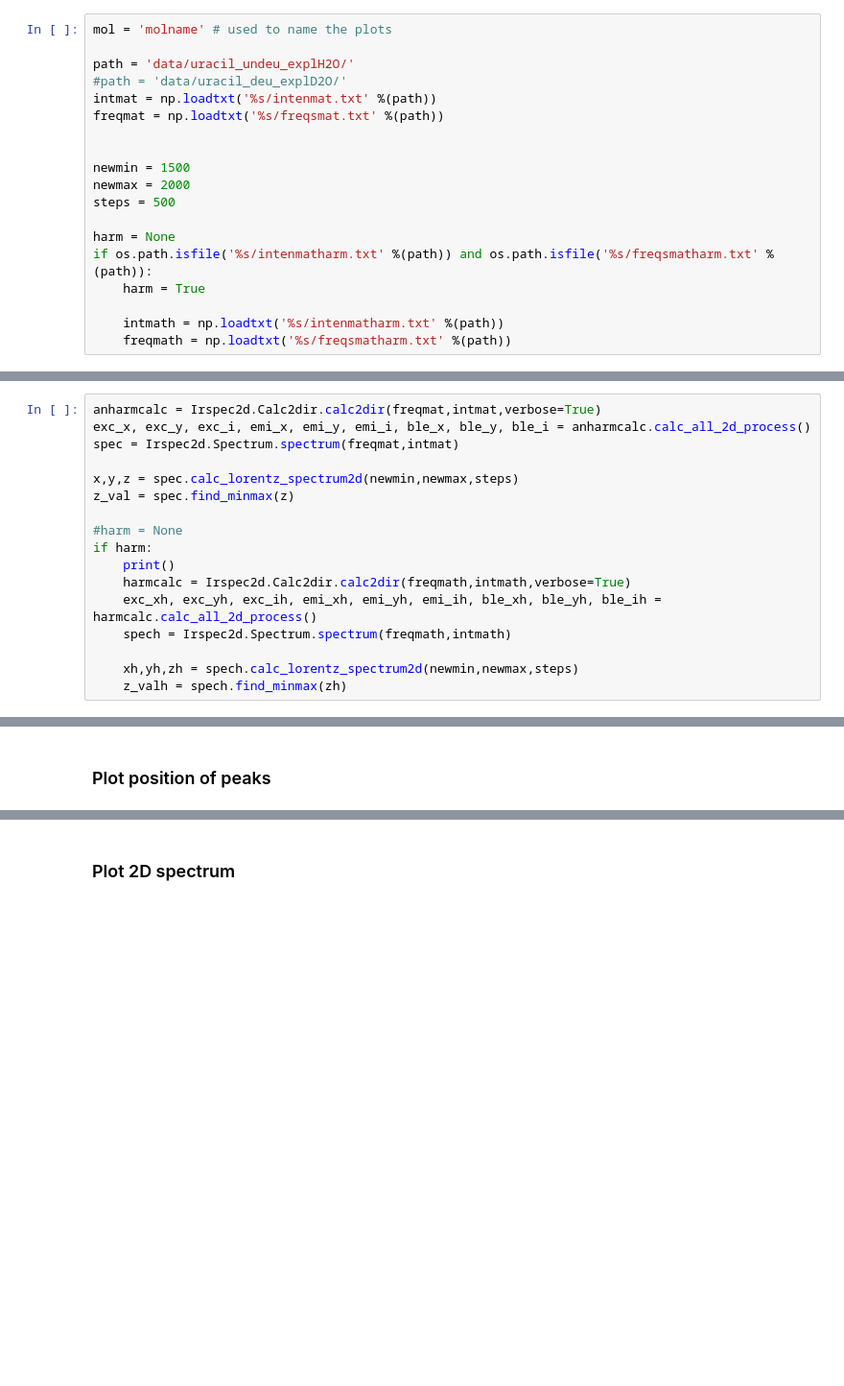
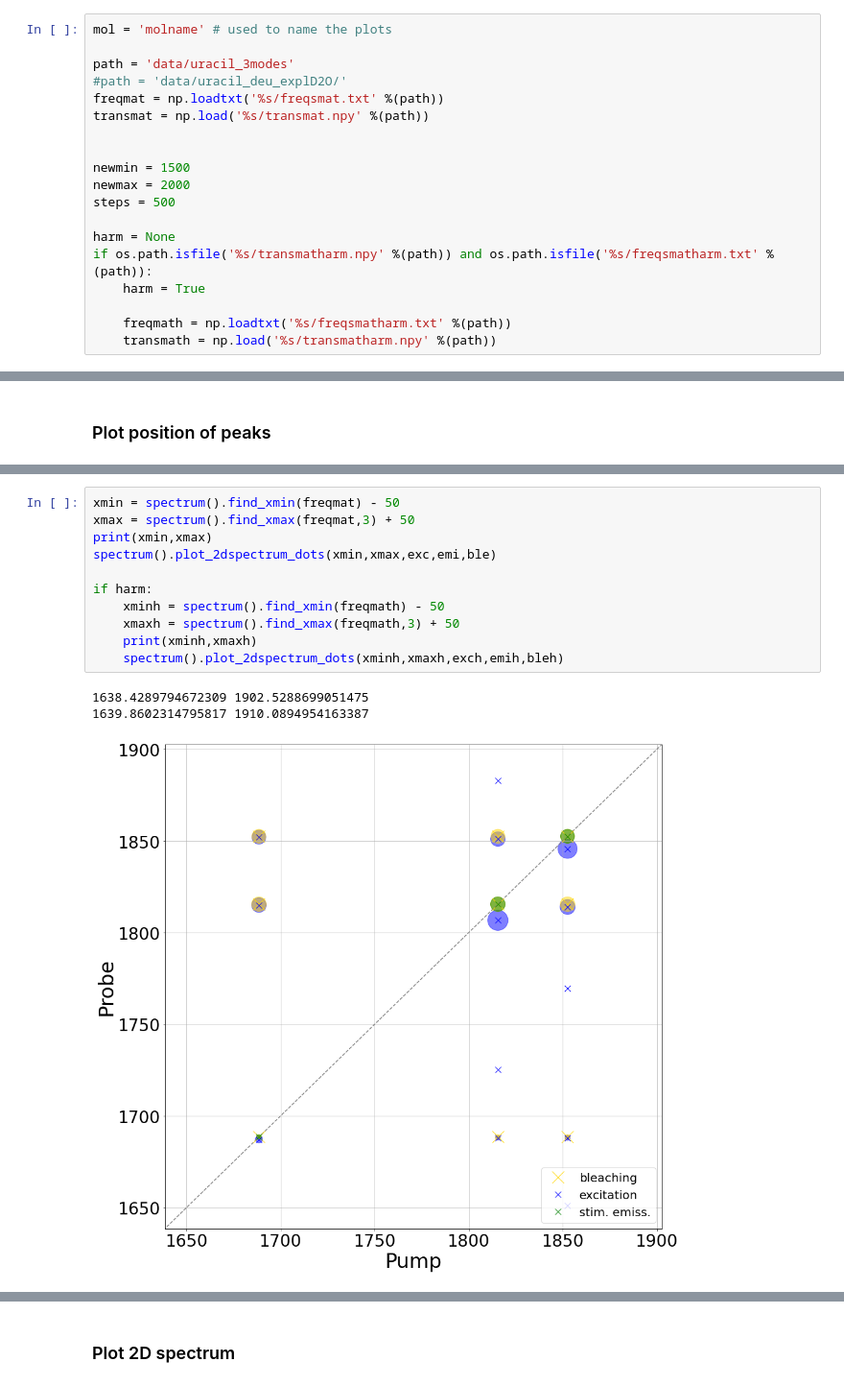
Before and after one commit to chjacob-tubs/Vibrations2D, a Jupyter notebook: New_2DIR.ipynb, the cells around one changed output, grey strips where cells are left out. Shown at 96% size. Drawn from its saved outputs; the diff is of its cells as text; blank space fills up the shorter version.

```diff
--- a/New_2DIR.ipynb
+++ b/New_2DIR.ipynb
@@ -10,10 +11,10 @@ import os
 # %%
 mol = 'molname' # used to name the plots
 
-path = 'data/uracil_undeu_explH2O/'
+path = 'data/uracil_3modes'
 #path = 'data/uracil_deu_explD2O/'
-intmat = np.loadtxt('%s/intenmat.txt' %(path))
 freqmat = np.loadtxt('%s/freqsmat.txt' %(path))
+transmat = np.load('%s/transmat.npy' %(path))
 
 
 newmin = 1500
@@ -21,27 +22,10 @@ newmax = 2000
 steps = 500
 
 harm = None
-if os.path.isfile('%s/intenmatharm.txt' %(path)) and os.path.isfile('%s/freqsmatharm.txt' %(path)):
+if os.path.isfile('%s/transmatharm.npy' %(path)) and os.path.isfile('%s/freqsmatharm.txt' %(path)):
     harm = True
 
-    intmath = np.loadtxt('%s/intenmatharm.txt' %(path))
     freqmath = np.loadtxt('%s/freqsmatharm.txt' %(path))
+    transmath = np.load('%s/transmatharm.npy' %(path))
 # %% [markdown]
 ### Calculate peaks
-# %%
-anharmcalc = Irspec2d.Calc2dir.calc2dir(freqmat,intmat,verbose=True)
-exc_x, exc_y, exc_i, emi_x, emi_y, emi_i, ble_x, ble_y, ble_i = anharmcalc.calc_all_2d_process()
-spec = Irspec2d.Spectrum.spectrum(freqmat,intmat)
-
-x,y,z = spec.calc_lorentz_spectrum2d(newmin,newmax,steps)
-z_val = spec.find_minmax(z)
-
-#harm = None
-if harm:
-    print()
-    harmcalc = Irspec2d.Calc2dir.calc2dir(freqmath,intmath,verbose=True)
-    exc_xh, exc_yh, exc_ih, emi_xh, emi_yh, emi_ih, ble_xh, ble_yh, ble_ih = harmcalc.calc_all_2d_process()
-    spech = Irspec2d.Spectrum.spectrum(freqmath,intmath)
-
-    xh,yh,zh = spech.calc_lorentz_spectrum2d(newmin,newmax,steps)
-    z_valh = spech.find_minmax(zh)
@@ -88,0 +43,15 @@ if harm:
+# %%
+xmin = spectrum().find_xmin(freqmat) - 50
+xmax = spectrum().find_xmax(freqmat,3) + 50
+print(xmin,xmax)
+spectrum().plot_2dspectrum_dots(xmin,xmax,exc,emi,ble)
+
+if harm:
+    xminh = spectrum().find_xmin(freqmath) - 50
+    xmaxh = spectrum().find_xmax(freqmath,3) + 50
+    print(xminh,xmaxh)
+    spectrum().plot_2dspectrum_dots(xminh,xmaxh,exch,emih,bleh)
+# %% [output]
+1638.4289794672309 1902.5288699051475
+1639.8602314795817 1910.0894954163387
+[figure, added]
```
Also changed, not shown: parts of 9 cells of this notebook.
